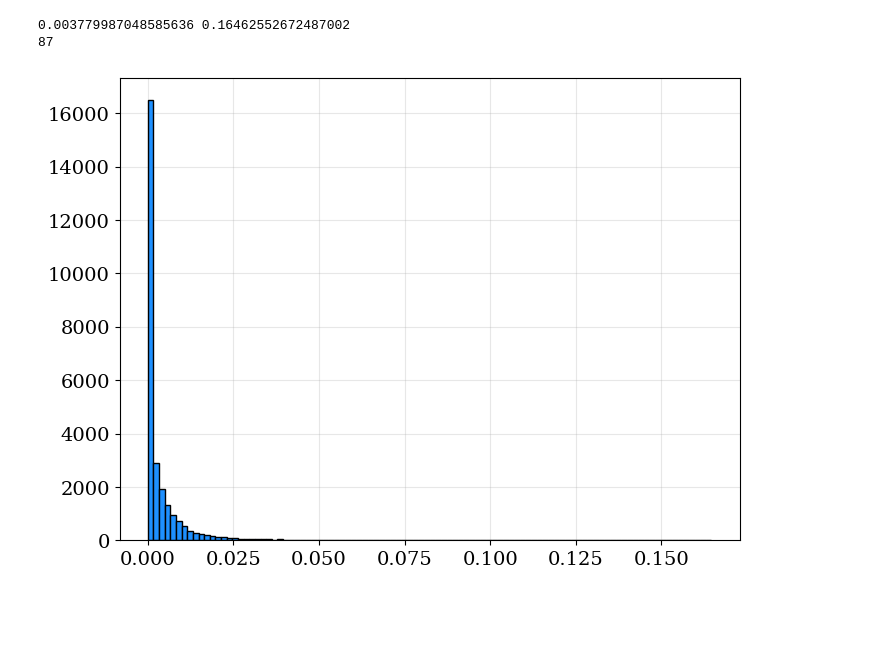
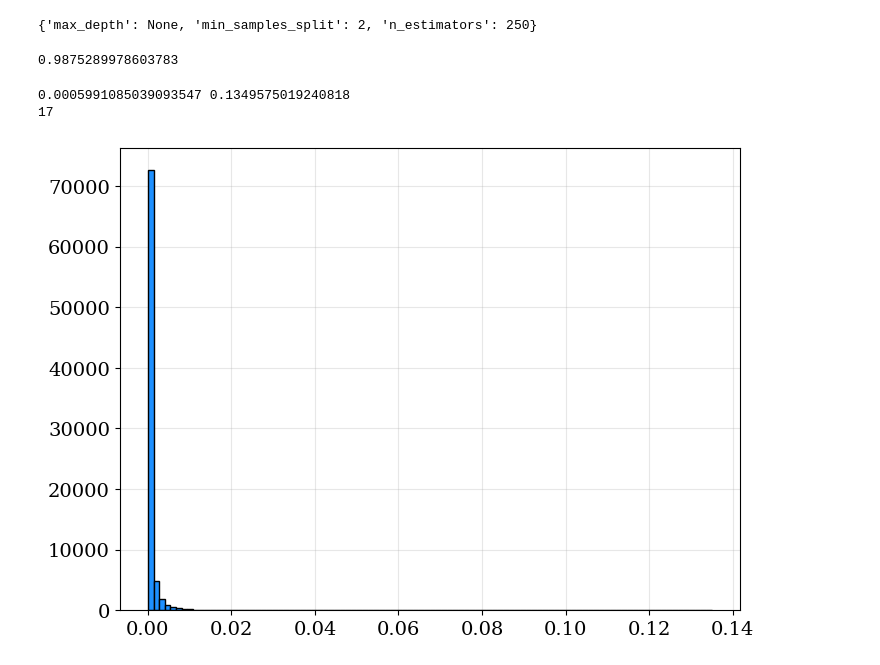
Before and after one commit to charlesaugdupont/poverty-trap, a Jupyter notebook: response_surface.ipynb, the cells around one changed output. Saved outputs shown, nothing was run; the diff lists cells and outputs as text; code cells hidden in the pictures; blank space fills up the shorter version.

```diff
--- a/response_surface.ipynb
+++ b/response_surface.ipynb
@@ -40,13 +38,13 @@ from keras.layers import Dense
 PROBLEM = {
     "num_vars" : 4,
     "names"    : ["wealth", "return", "a", "gamma"],
-    "bounds"   : [[0.001, 1000],
-                  [1.00,  10.0],
+    "bounds"   : [[0.0, 1000],
+                  [0.0, 100],
                   [0.1, 2.5],
                   [0.1, 2.5]]
 }
 
 # generate Saltelli samples
-NUM_SAMPLES = 8192
+NUM_SAMPLES = 8192*2
 X = sobol.sample(PROBLEM, NUM_SAMPLES)
 # %%
@@ -95,0 +64,11 @@ Epoch 100/100
+# %%
+rfr = RandomForestRegressor(n_jobs=4)
+
+parameters = {
+    "n_estimators":[5,10,50,100,250],
+    "max_depth":[2,4,8,16,32,None],
+    "min_samples_split":[2,4]
+}
+# %%
+cv = GridSearchCV(rfr,parameters, cv=5, verbose=3)
+cv.fit(X, y)
@@ -96,12 +98,20 @@ Epoch 100/100
+# %%
+cv.best_params_
+# %% [output]
+{'max_depth': None, 'min_samples_split': 2, 'n_estimators': 250}
+# %%
+cv.best_score_
+# %% [output]
+0.9875289978603783
 # %%
-preds = model.predict(X_test)
-delta = np.abs(preds - y_test.reshape(-1,1))
+preds = cv.best_estimator_.predict(X)
+delta = np.abs(preds - y)
 print(np.mean(delta), np.max(delta))
 print(len([x for x in delta if x > 0.05]))
 
 plt.hist(delta, bins=100, color="dodgerblue", edgecolor='k')
 plt.show()
 # %% [output]
-0.003779987048585636 0.16462552672487002
-87
+0.0005991085039093547 0.1349575019240818
+17
-[figure, old version]
+[figure, new version]
```
Also changed, not shown: parts of 15 cells of this notebook, 3 other files.
